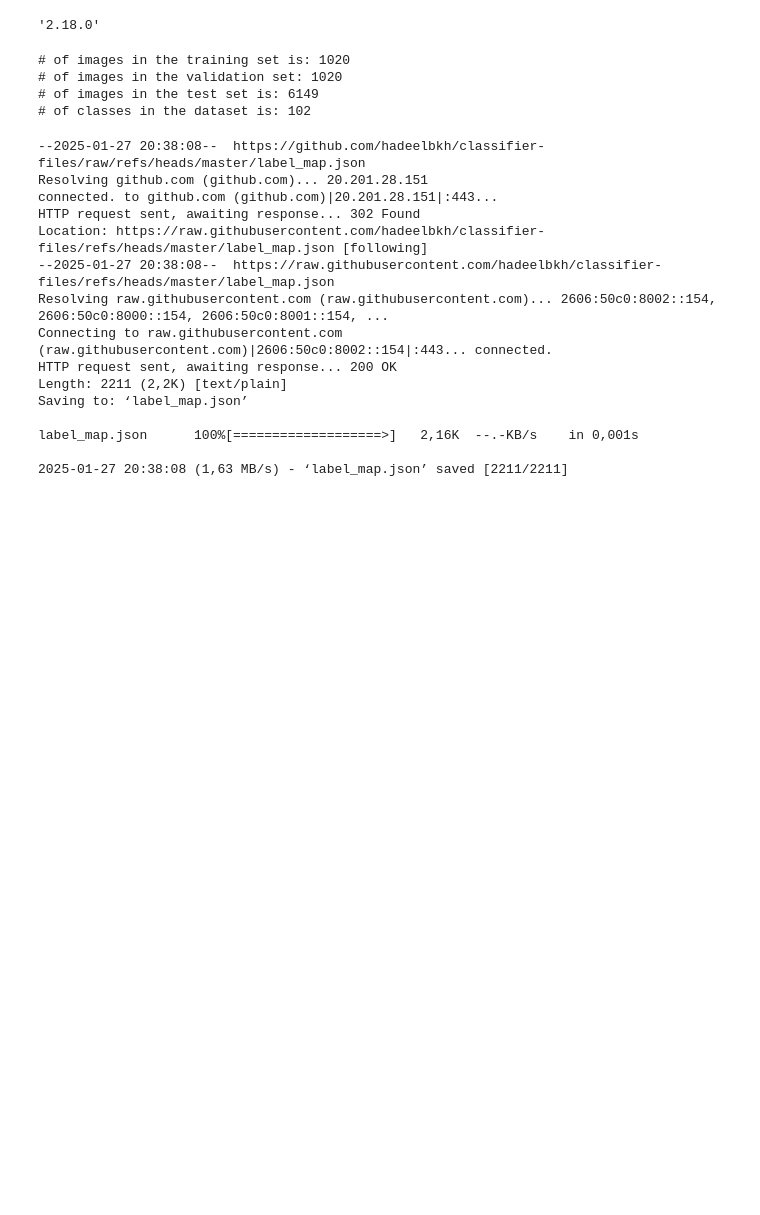
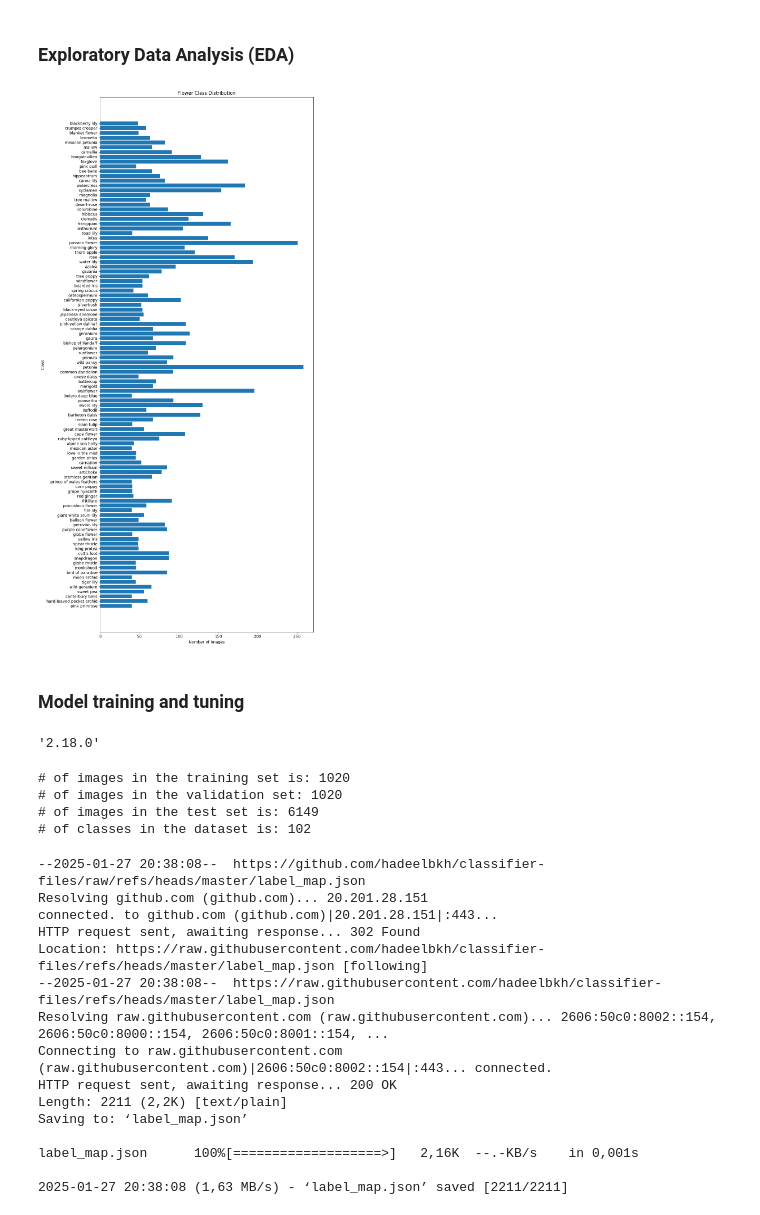
Before and after one commit to jdanussi/ml-zoomcamp-2024-final-project, a Jupyter notebook: notebooks/notebook.ipynb, the cells around one changed output. Drawn from its saved outputs; the diff is of its cells as text; code cells hidden in the pictures; blank space fills up the shorter version.

```diff
--- a/notebooks/notebook.ipynb
+++ b/notebooks/notebook.ipynb
@@ -4,3 +7,53 @@
+# %% [markdown]
+### Exploratory Data Analysis (EDA)
+# %%
+# Load the .mat file
+mat_data = scipy.io.loadmat('../dataset/imagelabels.mat')  # Replace with the correct path
+labels = mat_data['labels'].flatten()  # Assuming 'labels' is the key in the .mat file
+
+# List of class names (you can replace this with the actual list if needed)
+class_names = [
+    "pink primrose", "hard-leaved pocket orchid", "canterbury bells", "sweet pea",
+    "wild geranium", "tiger lily", "moon orchid", "bird of paradise", "monkshood",
+    "globe thistle", "snapdragon", "colt's foot", "king protea", "spear thistle",
+    "yellow iris", "globe flower", "purple coneflower", "peruvian lily",
+    "balloon flower", "giant white arum lily", "fire lily", "pincushion flower",
+    "fritillary", "red ginger", "grape hyacinth", "corn poppy", "prince of wales feathers",
+    "stemless gentian", "artichoke", "sweet william", "carnation", "garden phlox",
+    "love in the mist", "mexican aster", "alpine sea holly", "ruby-lipped cattleya",
+    "cape flower", "great masterwort", "siam tulip", "lenten rose", "barbeton daisy",
+    "daffodil", "sword lily", "poinsettia", "bolero deep blue", "wallflower",
+    "marigold", "buttercup", "oxeye daisy", "common dandelion", "petunia",
+    "wild pansy", "primula", "sunflower", "pelargonium", "bishop of llandaff",
+    "gaura", "geranium", "orange dahlia", "pink-yellow dahlia?", "cautleya spicata",
+    "japanese anemone", "black-eyed susan", "silverbush", "californian poppy",
+    "osteospermum", "spring crocus", "bearded iris", "windflower", "tree poppy",
+    "gazania", "azalea", "water lily", "rose", "thorn apple", "morning glory",
+    "passion flower", "lotus", "toad lily", "anthurium", "frangipani",
+    "clematis", "hibiscus", "columbine", "desert-rose", "tree mallow",
+    "magnolia", "cyclamen", "watercress", "canna lily", "hippeastrum",
+    "bee balm", "pink quill", "foxglove", "bougainvillea", "camellia",
+    "mallow", "mexican petunia", "bromelia", "blanket flower", "trumpet creeper",
+    "blackberry lily"
+]
+
+# Count occurrences of each label
+class_counts = np.zeros(len(class_names), dtype=int)
+for label in labels:
+    class_counts[label - 1] += 1  # Subtract 1 if labels are 1-indexed in the .mat file
+
+# Create the bar graph
+plt.figure(figsize=(10, 20))
+plt.barh(class_names, class_counts)
+plt.xlabel('Number of Images')
+plt.ylabel('Class')
+plt.title('Flower Class Distribution')
+plt.tight_layout()
+plt.show()
+# %% [output]
+[figure, added]
+# %% [markdown]
+### Model training and tuning
 # %%
 import tensorflow as tf
 # %%
```
Also changed, not shown: parts of 2 cells of this notebook, 1 other file.
